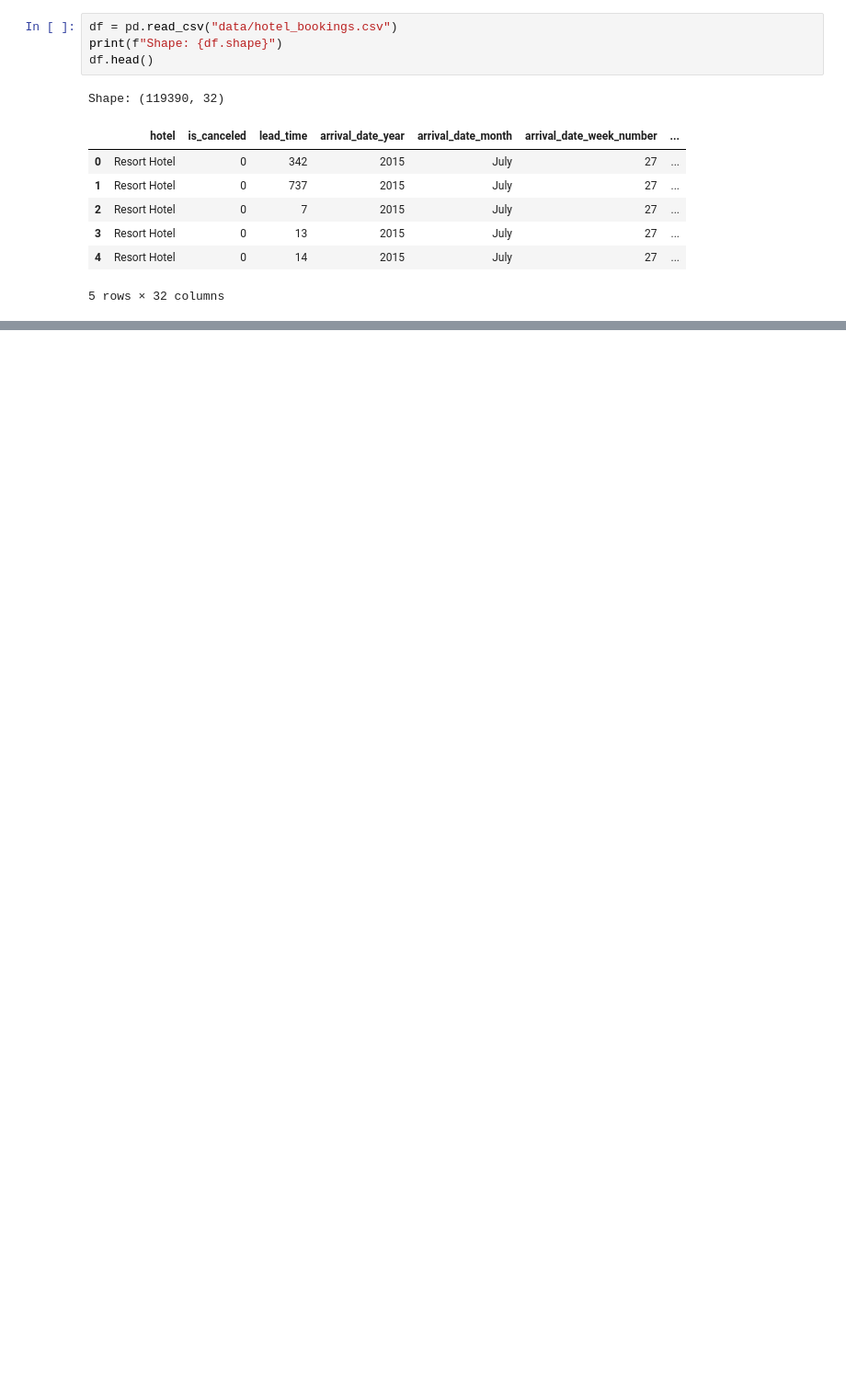
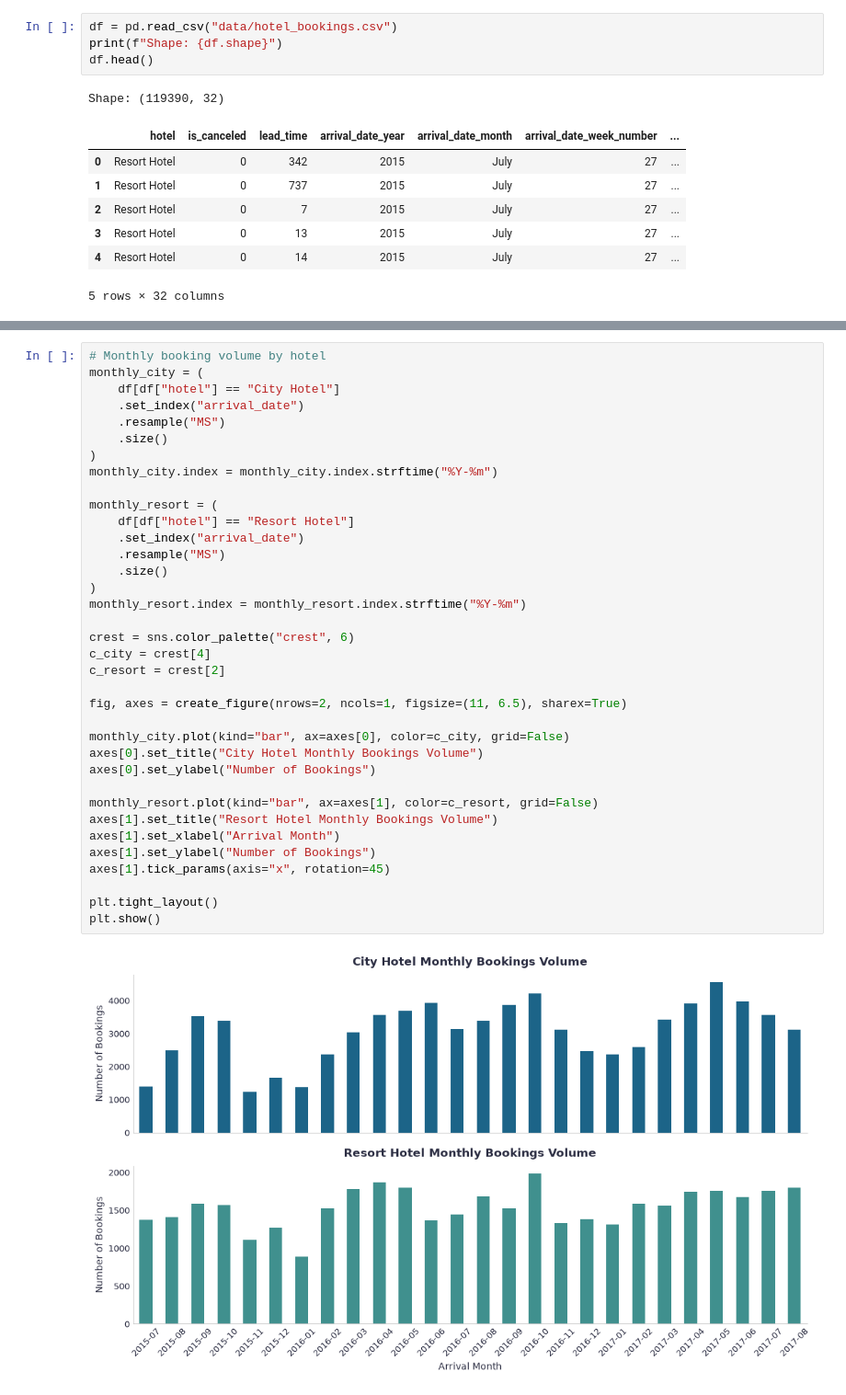
Before and after one commit to kaljumae/ids-hotel, a Jupyter notebook: notebook.ipynb, the cells around one changed output, grey strips where cells are left out. Shown at 92% size. Drawn from its saved outputs; the diff is of its cells as text; blank space fills up the shorter version.

```diff
--- a/notebook.ipynb
+++ b/notebook.ipynb
@@ -36,0 +332,38 @@ Name: count, Length: 926, dtype: int64
+# %%
+# Monthly booking volume by hotel
+monthly_city = (
+    df[df["hotel"] == "City Hotel"]
+    .set_index("arrival_date")
+    .resample("MS")
+    .size()
+)
+monthly_city.index = monthly_city.index.strftime("%Y-%m")
+
+monthly_resort = (
+    df[df["hotel"] == "Resort Hotel"]
+    .set_index("arrival_date")
+    .resample("MS")
+    .size()
+)
+monthly_resort.index = monthly_resort.index.strftime("%Y-%m")
+
+crest = sns.color_palette("crest", 6)
+c_city = crest[4]
+c_resort = crest[2]
+
+fig, axes = create_figure(nrows=2, ncols=1, figsize=(11, 6.5), sharex=True)
+
+monthly_city.plot(kind="bar", ax=axes[0], color=c_city, grid=False)
+axes[0].set_title("City Hotel Monthly Bookings Volume")
+axes[0].set_ylabel("Number of Bookings")
+
+monthly_resort.plot(kind="bar", ax=axes[1], color=c_resort, grid=False)
+axes[1].set_title("Resort Hotel Monthly Bookings Volume")
+axes[1].set_xlabel("Arrival Month")
+axes[1].set_ylabel("Number of Bookings")
+axes[1].tick_params(axis="x", rotation=45)
+
+plt.tight_layout()
+plt.show()
+# %% [output]
+[figure, added]
```
Also changed, not shown: parts of 23 cells of this notebook, 1 other file.
